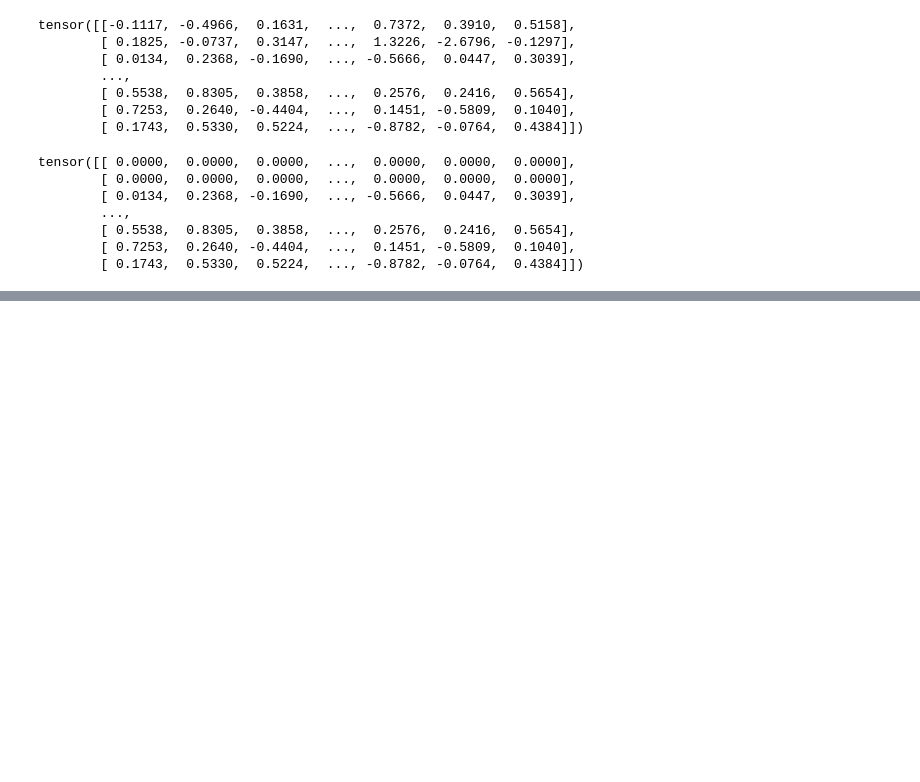
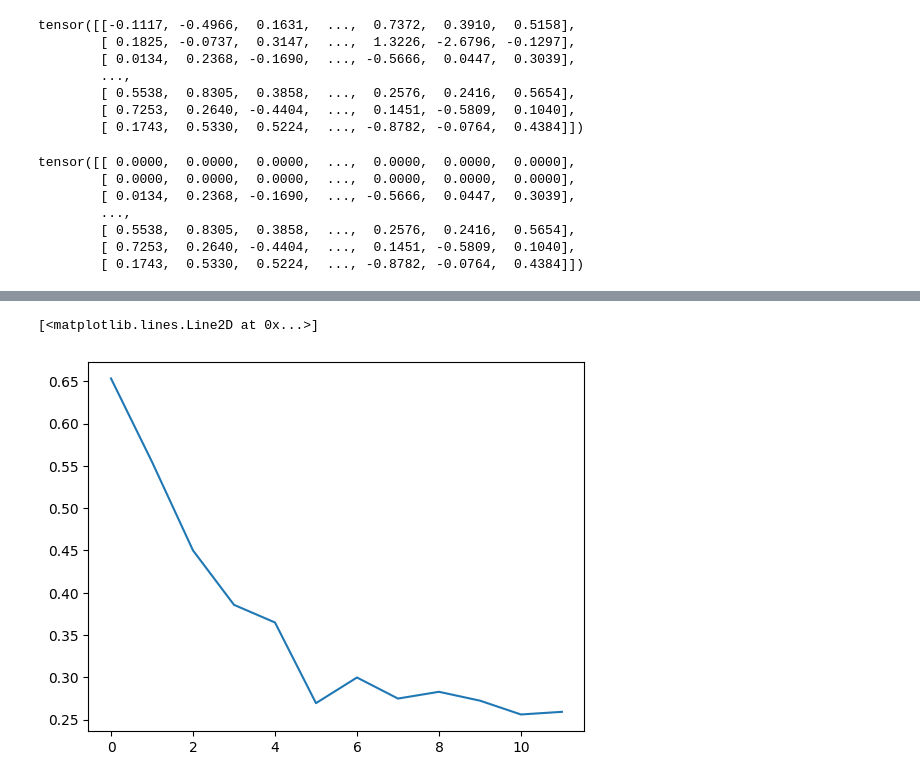
Before and after one commit to ganeshred/NLPAuthorshipAttributionNLM, a Jupyter notebook: Attention_bi_LSTM_task2.ipynb, the cells around one changed output, grey strips where cells are left out. Drawn from its saved outputs; the diff is of its cells as text; code cells hidden in the pictures; blank space fills up the shorter version.

```diff
--- a/Attention_bi_LSTM_task2.ipynb
+++ b/Attention_bi_LSTM_task2.ipynb
@@ -432,0 +490,5 @@ Test Loss: 0.316 | Test Acc: 86.44%
+# %%
+plt.plot(valid_losses_list)
+# %% [output]
+[<matplotlib.lines.Line2D at 0x...>]
+[figure, added]
```
Also changed, not shown: parts of 27 cells of this notebook.
